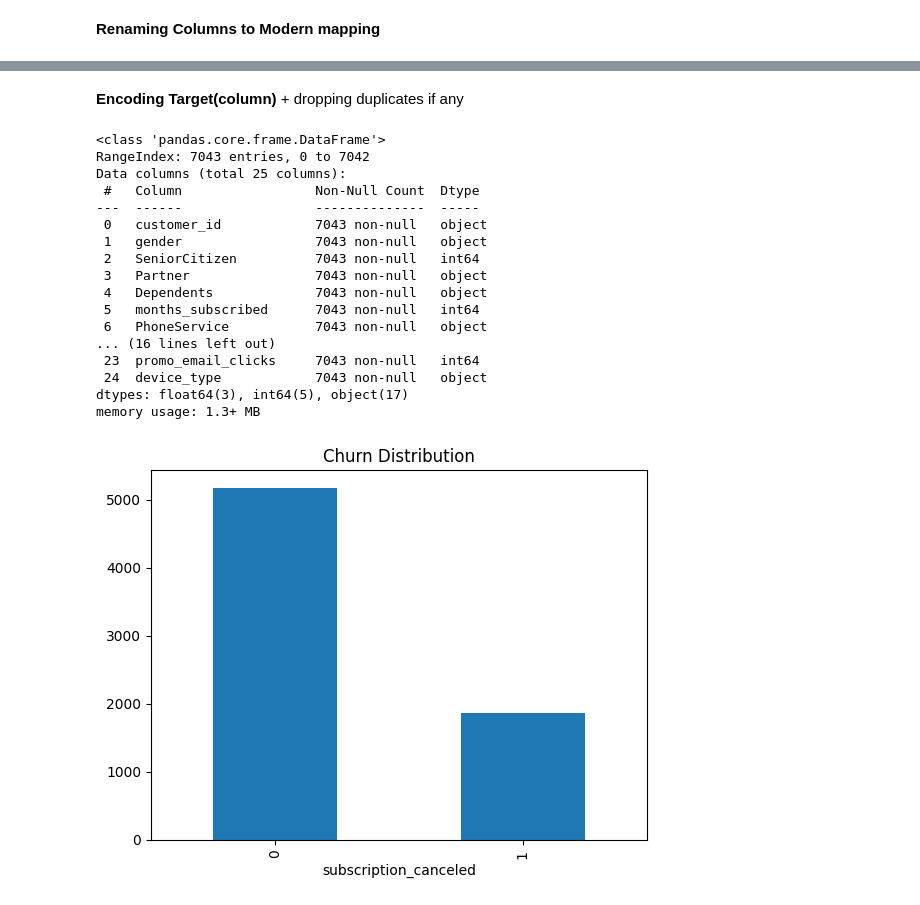
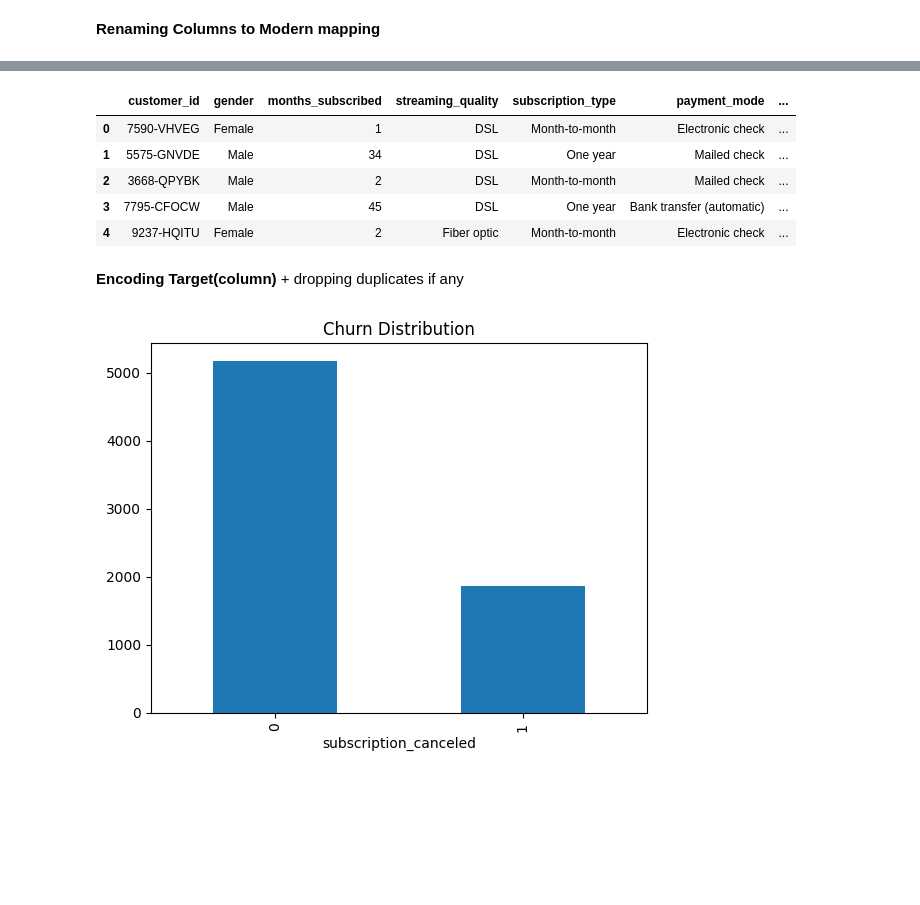
Before and after one commit to sgr-bhati/subscription-churn-analytics-2025, a Jupyter notebook: notebooks/02_data_cleaning_preprocessing.ipynb, the cells around one changed output, grey strips where cells are left out. Saved outputs shown, nothing was run; the diff lists cells and outputs as text; code cells hidden in the pictures; blank space fills up the shorter version.

Commit message:
left overs of modernisation of features, documenting modernisation

```diff
--- a/notebooks/02_data_cleaning_preprocessing.ipynb
+++ b/notebooks/02_data_cleaning_preprocessing.ipynb
@@ -167,5 +216,6 @@ df['device_type'] = np.random.choice(['Mobile','Desktop','SmartTV'],len(df),p=[0
 # %%
-df.info()
+df_mod = df.drop(columns=['StreamingTV', 'StreamingMovies', 'OnlineSecurity', 'OnlineBackup', 'DeviceProtection', 'TechSupport', 'MultipleLines', 'SeniorCitizen' , 'Partner' , 'PaperlessBilling' , 'Dependents' , 'PhoneService'], errors='ignore')
+df_mod.info()
 # %% [output]
 <class 'pandas.core.frame.DataFrame'>
 RangeIndex: 7043 entries, 0 to 7042
@@ -186,0 +237,6 @@ memory usage: 1.3+ MB
+# %%
+# Ensure numbers never go below logical minimums.
+df_mod['support_tickets_last6m'] = df_mod['support_tickets_last6m'].clip(lower=0)
+df_mod['last30d_usage_hours'] = df_mod['last30d_usage_hours'].clip(lower=0.5)
+df_mod['num_profiles'] = df_mod['num_profiles'].clip(lower=1)
+df_mod['promo_email_clicks'] = df_mod['promo_email_clicks'].clip(lower=0)
@@ -186,0 +263,9 @@ memory usage: 1.3+ MB
+# %%
+df_mod.head()
+# %% [output]
+|  | customer_id | gender | months_subscribed | streaming_quality | subscription_type | payment_mode | ... |
+| 0 | 7590-VHVEG | Female | 1 | DSL | Month-to-month | Electronic check | ... |
+| 1 | 5575-GNVDE | Male | 34 | DSL | One year | Mailed check | ... |
+| 2 | 3668-QPYBK | Male | 2 | DSL | Month-to-month | Mailed check | ... |
+| 3 | 7795-CFOCW | Male | 45 | DSL | One year | Bank transfer (automatic) | ... |
+| 4 | 9237-HQITU | Female | 2 | Fiber optic | Month-to-month | Electronic check | ... |
@@ -197,23 +282,3 @@ df.drop_duplicates(inplace=True)
-# %%
-df.info()
-# %% [output]
-<class 'pandas.core.frame.DataFrame'>
-RangeIndex: 7043 entries, 0 to 7042
-Data columns (total 25 columns):
- #   Column                 Non-Null Count  Dtype
----  ------                 --------------  -----
- 0   customer_id            7043 non-null   object
- 1   gender                 7043 non-null   object
- 2   SeniorCitizen          7043 non-null   int64
- 3   Partner                7043 non-null   object
- 4   Dependents             7043 non-null   object
- 5   months_subscribed      7043 non-null   int64
- 6   PhoneService           7043 non-null   object
-... (16 lines left out)
- 23  promo_email_clicks     7043 non-null   int64
- 24  device_type            7043 non-null   object
-dtypes: float64(3), int64(5), object(17)
-memory usage: 1.3+ MB
 # %%
 #Saving the CLEANED DATA
 
```
Also changed, not shown: parts of 10 cells of this notebook, 2 other files.
